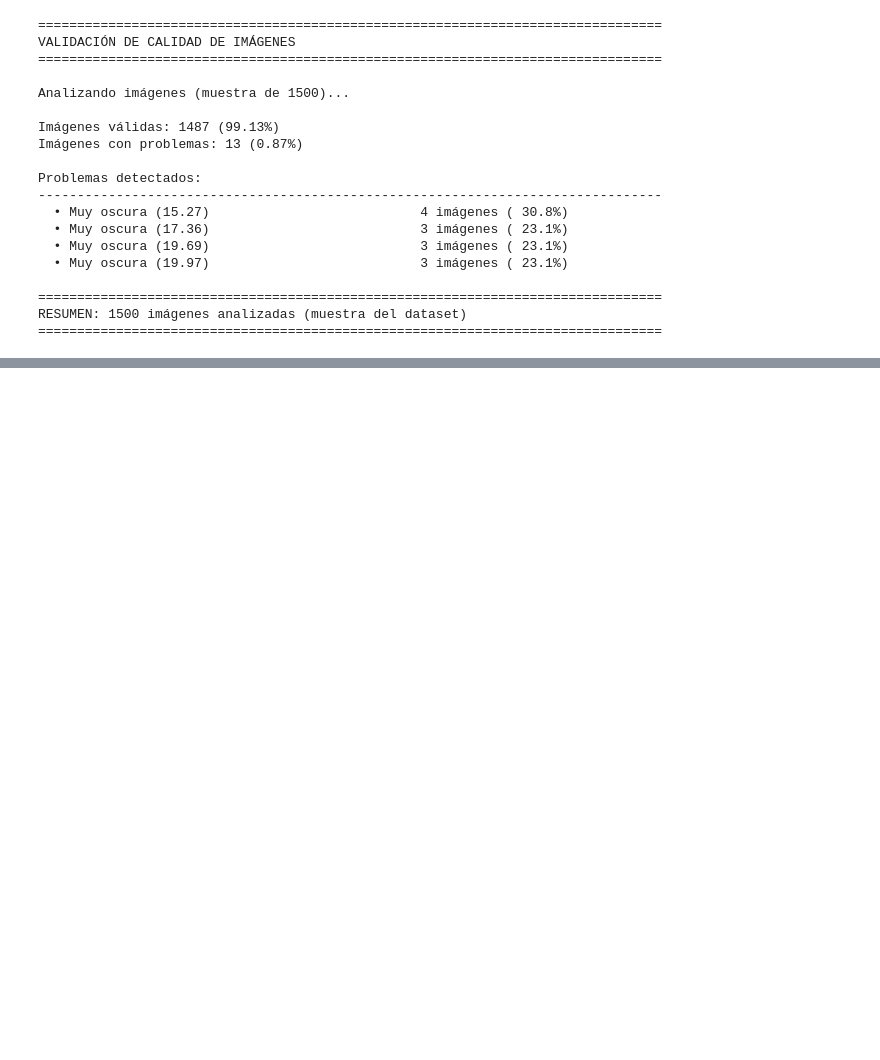
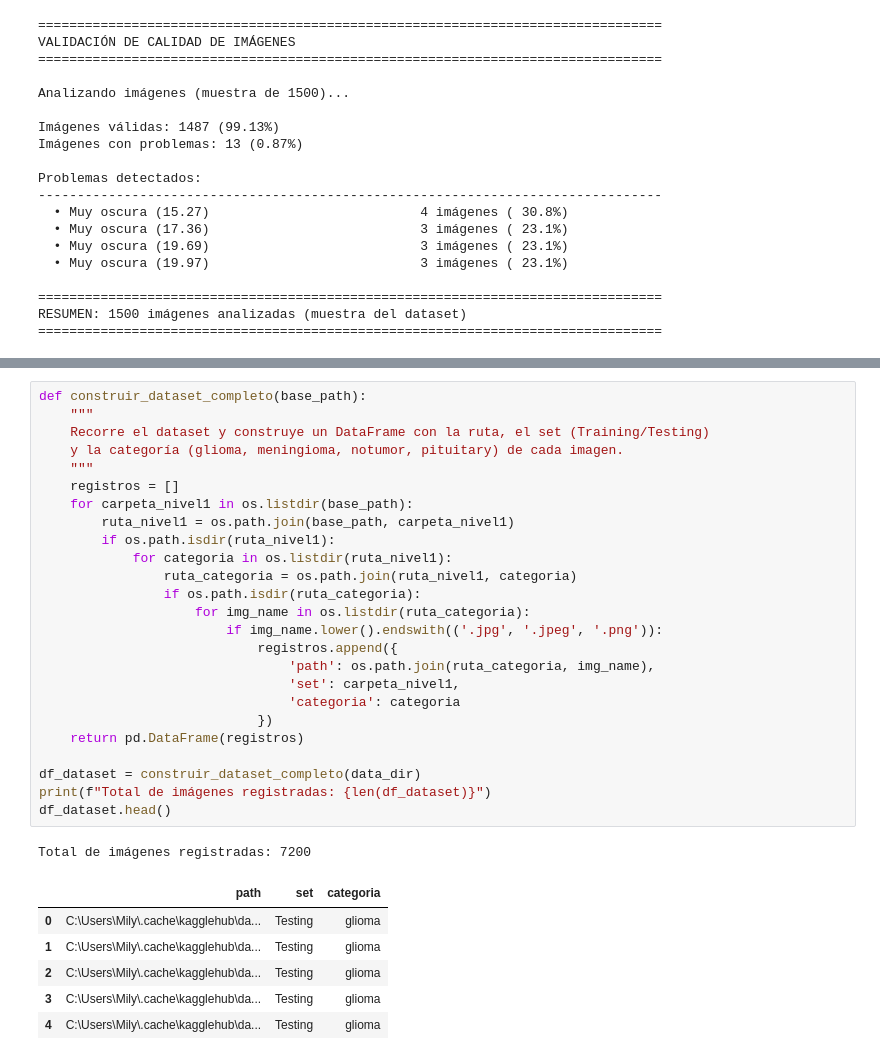
Before and after one commit to Alelop-Itu/TUMORES-CEREBRALES, a Jupyter notebook: Tumores cerebrales.ipynb, the cells around one changed output, grey strips where cells are left out. Drawn from its saved outputs; the diff is of its cells as text; blank space fills up the shorter version.

```diff
--- a/Tumores cerebrales.ipynb
+++ b/Tumores cerebrales.ipynb
@@ -681,0 +712,33 @@ RESUMEN: 1500 imágenes analizadas (muestra del dataset)
+# %%
+def construir_dataset_completo(base_path):
+    """
+    Recorre el dataset y construye un DataFrame con la ruta, el set (Training/Testing)
+    y la categoría (glioma, meningioma, notumor, pituitary) de cada imagen.
+    """
+    registros = []
+    for carpeta_nivel1 in os.listdir(base_path):
+        ruta_nivel1 = os.path.join(base_path, carpeta_nivel1)
+        if os.path.isdir(ruta_nivel1):
+            for categoria in os.listdir(ruta_nivel1):
+                ruta_categoria = os.path.join(ruta_nivel1, categoria)
+                if os.path.isdir(ruta_categoria):
+                    for img_name in os.listdir(ruta_categoria):
+                        if img_name.lower().endswith(('.jpg', '.jpeg', '.png')):
+                            registros.append({
+                                'path': os.path.join(ruta_categoria, img_name),
+                                'set': carpeta_nivel1,
+                                'categoria': categoria
+                            })
+    return pd.DataFrame(registros)
+
+df_dataset = construir_dataset_completo(data_dir)
+print(f"Total de imágenes registradas: {len(df_dataset)}")
+df_dataset.head()
+# %% [output]
+Total de imágenes registradas: 7200
+|  | path | set | categoria |
+| 0 | C:\Users\Mily\.cache\kagglehub\da... | Testing | glioma |
+| 1 | C:\Users\Mily\.cache\kagglehub\da... | Testing | glioma |
+| 2 | C:\Users\Mily\.cache\kagglehub\da... | Testing | glioma |
+| 3 | C:\Users\Mily\.cache\kagglehub\da... | Testing | glioma |
+| 4 | C:\Users\Mily\.cache\kagglehub\da... | Testing | glioma |
```
Also changed, not shown: parts of 25 cells of this notebook.
